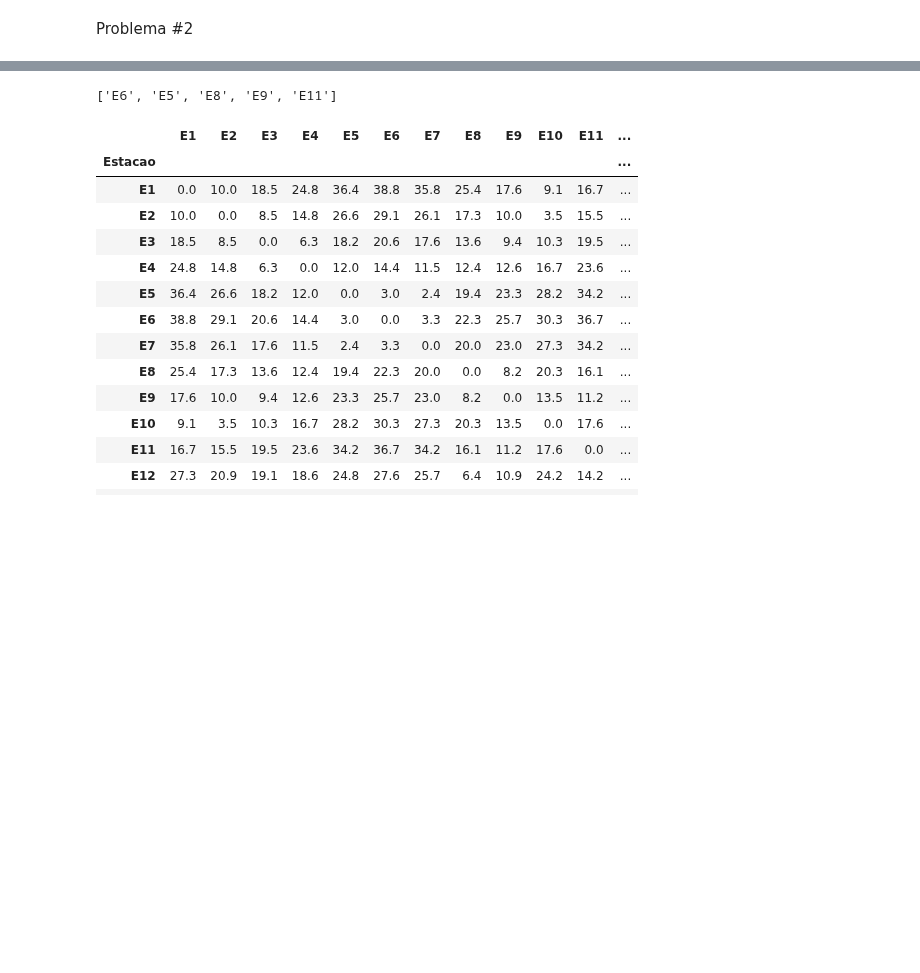
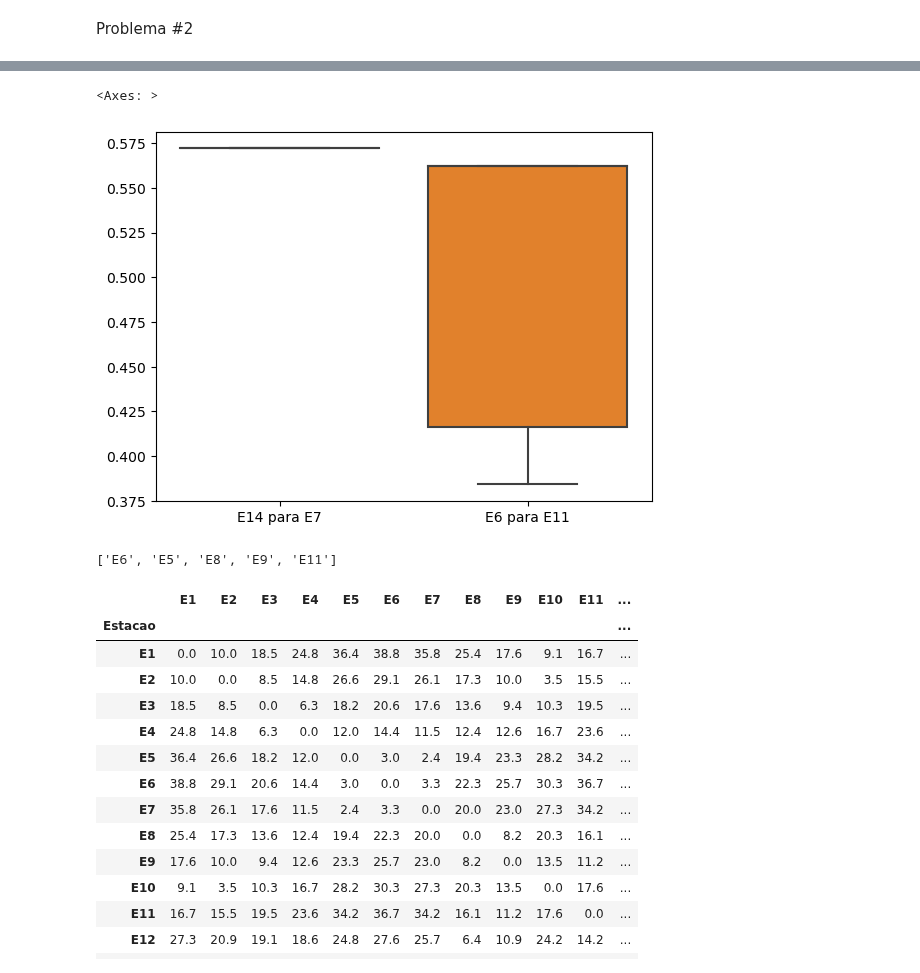
Before and after one commit to ThiagoBrandenburg/Implementacoes-IA, a Jupyter notebook: AlgoritmoGenetico/nb_metro.ipynb, the cells around one changed output, grey strips where cells are left out. Cells and saved outputs as stored; diff of their text form; code cells hidden in the pictures; blank space fills up the shorter version.

```diff
--- a/AlgoritmoGenetico/nb_metro.ipynb
+++ b/AlgoritmoGenetico/nb_metro.ipynb
@@ -103,4 +88,13 @@ for i in range(3):
 # %%
-problem2_fitness = [problem.fitness(problem.decode(amb.elite_population[0])) for amb in problem1]
-problem2_fitness
+p1_df = [
+
+]
+p2_df = [problem2.fitness(problem2.decode(amb.elite_population[0])) for amb in ambientes2]
+fitness_df = pd.DataFrame(
+    {
+        'E14 para E7': problem1_fitness,
+        'E6 para E11': problem2_fitness
+    }
+)
+fitness_df
 # %% [output]
@@ -124,3 +118,8 @@ problem2_fitness
+# %%
+sns.boxplot(fitness_df)
+# %% [output]
+<Axes: >
+[figure, added]
 # %%
 problem.decode(ambiente.elite_population[0])
 # %% [output]
```
Also changed, not shown: parts of 8 cells of this notebook.
